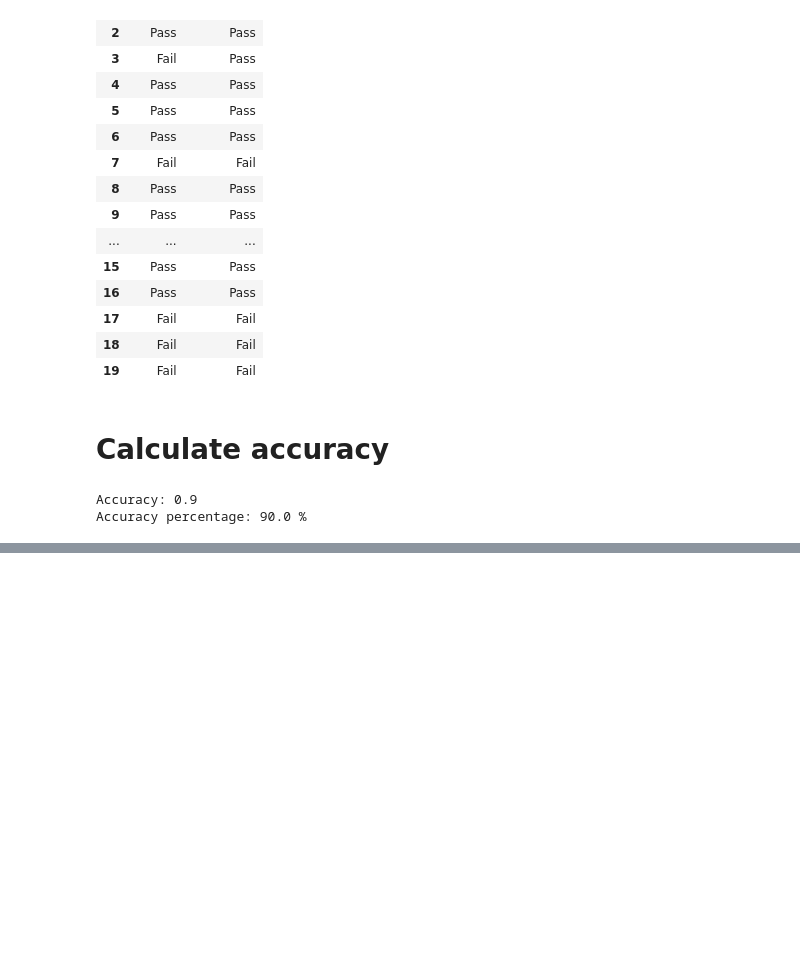
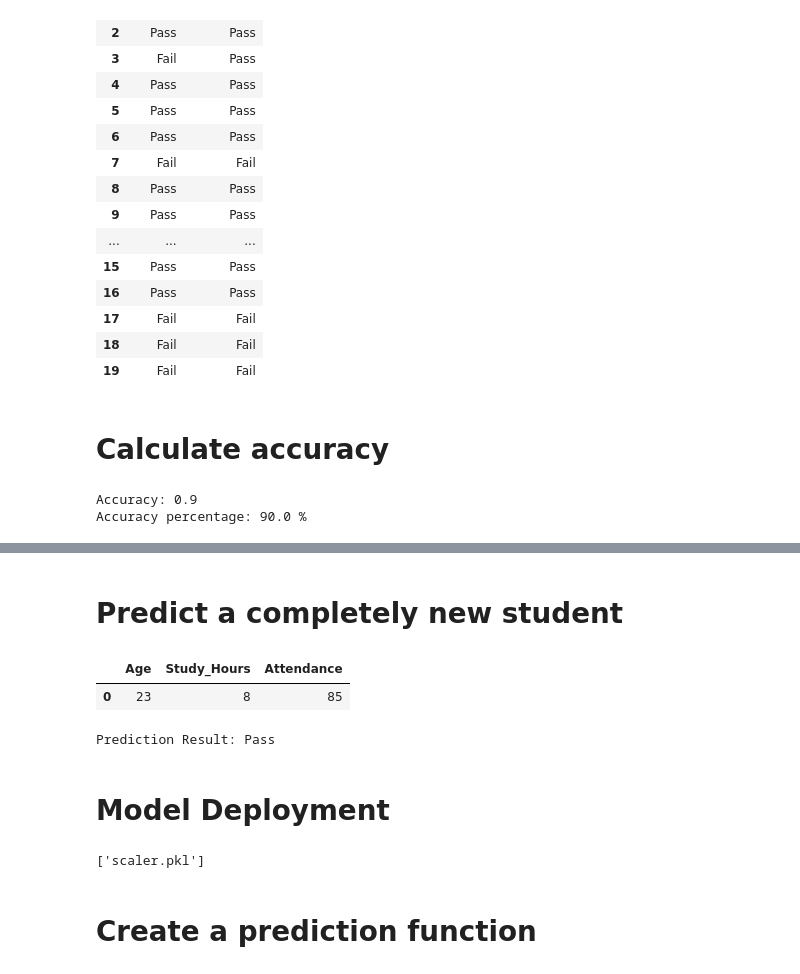
Before and after one commit to aayushma013/DataScience, a Jupyter notebook: KNN/knn.ipynb, the cells around one changed output, grey strips where cells are left out. Drawn from its saved outputs; the diff is of its cells as text; code cells hidden in the pictures; blank space fills up the shorter version.

```diff
--- a/KNN/knn.ipynb
+++ b/KNN/knn.ipynb
@@ -179,0 +266,12 @@ Accuracy percentage: 90.0 %
+# %% [markdown]
+# Predict a completely new student
+# %%
+new_student = pd.DataFrame({
+    "Age" : [23],
+    "Study_Hours" :[8],
+    "Attendance" : [85]
+})
+new_student
+# %% [output]
+|  | Age | Study_Hours | Attendance |
+| 0 | 23 | 8 | 85 |
@@ -179,0 +281,20 @@ Accuracy percentage: 90.0 %
+# %%
+#  Predict
+prediction = best_knn.predict(new_student_scaled)
+
+print("Prediction Result:", prediction[0])
+# %% [output]
+Prediction Result: Pass
+# %% [markdown]
+# Model Deployment
+# %%
+#  Save the model and scaler for future use
+
+import joblib
+
+joblib.dump(best_knn, "knn_model.pkl")
+joblib.dump(scaler, "scaler.pkl")
+# %% [output]
+['scaler.pkl']
+# %% [markdown]
+#  Create a prediction function
```
Also changed, not shown: parts of 18 cells of this notebook, 2 other files.
